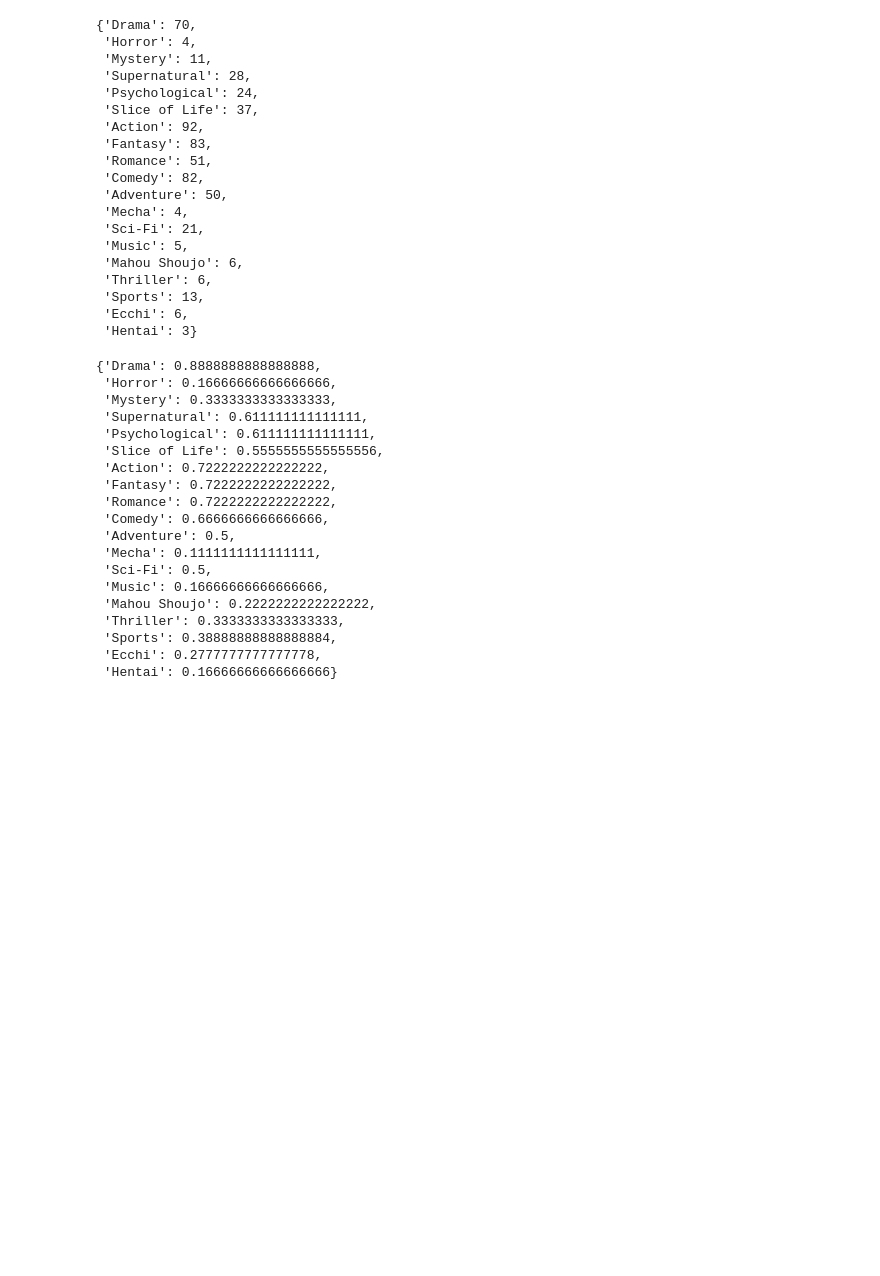
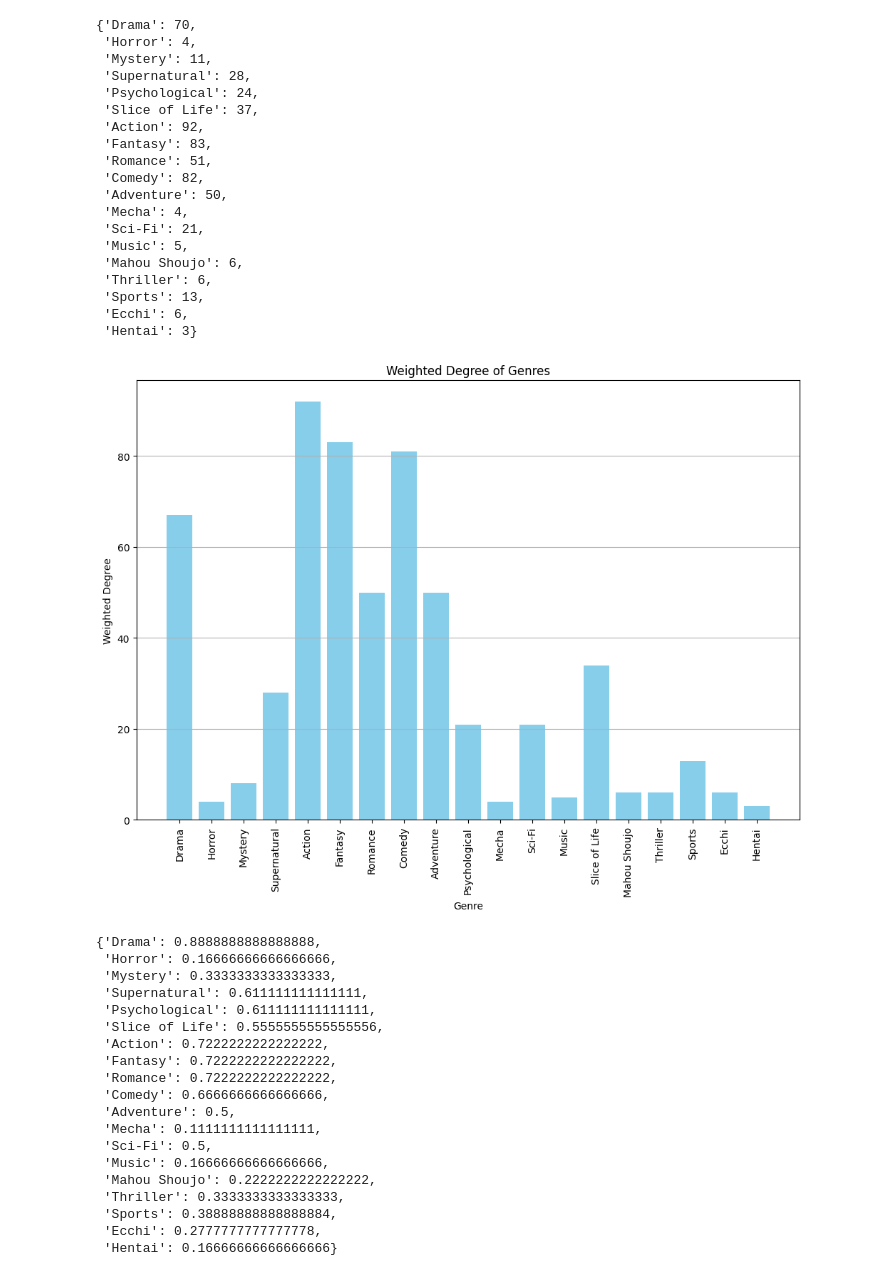
Before and after one commit to keithlaspona/google-colab, a Jupyter notebook: Phase4_Group3_data_analysis.ipynb, the cells around one changed output. Saved outputs shown, nothing was run; the diff lists cells and outputs as text; code cells hidden in the pictures; blank space fills up the shorter version.

```diff
--- a/Phase4_Group3_data_analysis.ipynb
+++ b/Phase4_Group3_data_analysis.ipynb
@@ -542,6 +599,43 @@ weighted_degree
  'Sports': 13,
  'Ecchi': 6,
  'Hentai': 3}
+# %%
+# Weighted degree result
+weighted_degree = {
+    'Drama': 67,
+    'Horror': 4,
+    'Mystery': 8,
+    'Supernatural': 28,
+    'Action': 92,
+    'Fantasy': 83,
+    'Romance': 50,
+    'Comedy': 81,
+    'Adventure': 50,
+    'Psychological': 21,
+    'Mecha': 4,
+    'Sci-Fi': 21,
+    'Music': 5,
+    'Slice of Life': 34,
+    'Mahou Shoujo': 6,
+    'Thriller': 6,
+    'Sports': 13,
+    'Ecchi': 6,
+    'Hentai': 3
+}
+
+# Create a bar chart
+plt.figure(figsize=(12, 8))
+plt.bar(weighted_degree.keys(), weighted_degree.values(), color='skyblue')
+plt.xlabel('Genre')
+plt.ylabel('Weighted Degree')
+plt.title('Weighted Degree of Genres')
+plt.xticks(rotation=90)
+plt.grid(axis='y')
+
+# Show the plot
+plt.show()
+# %% [output]
+[figure, added]
 # %%
 degree_centrality = nx.degree_centrality(G)
 degree_centrality
```
Also changed, not shown: parts of 9 cells of this notebook.
